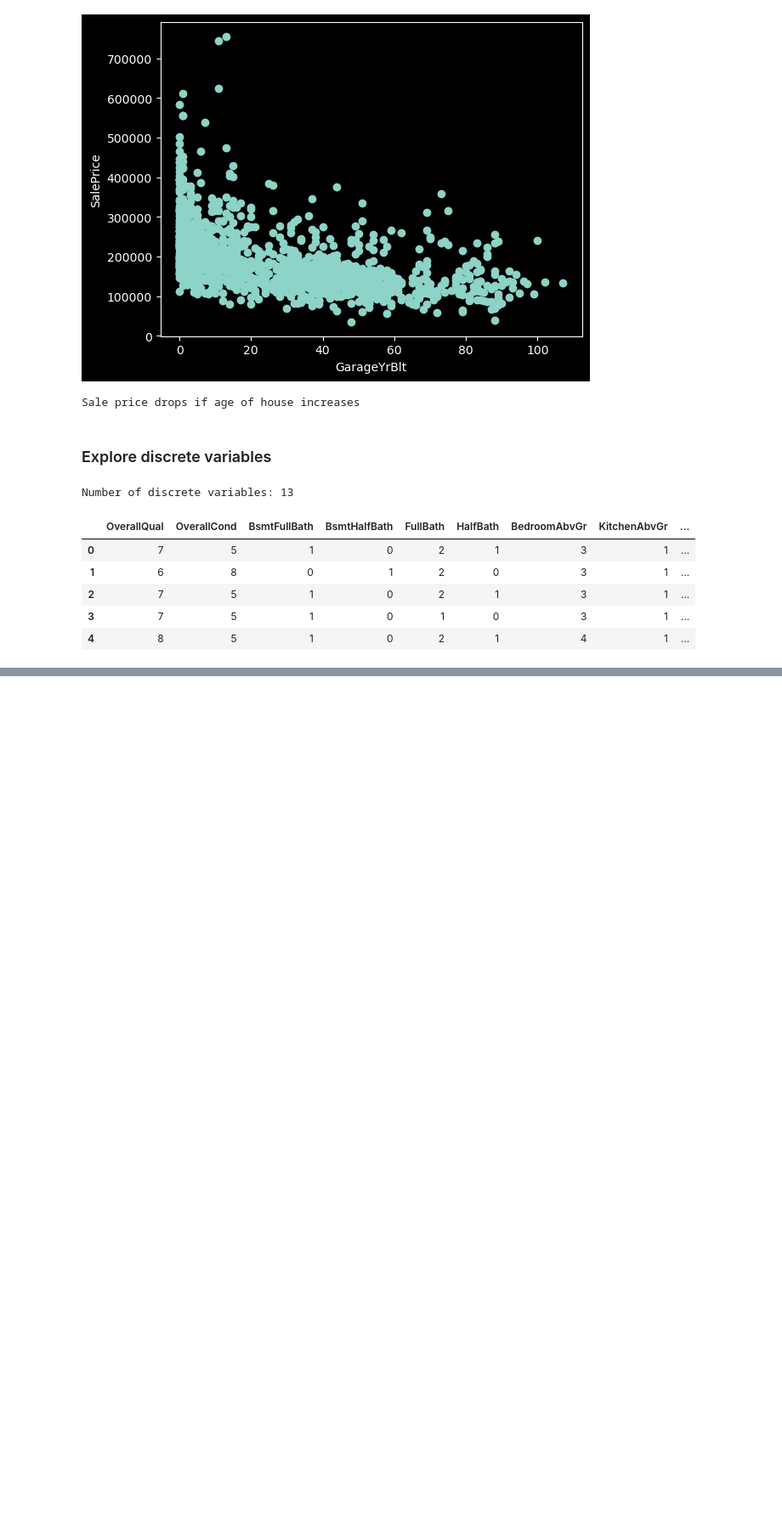
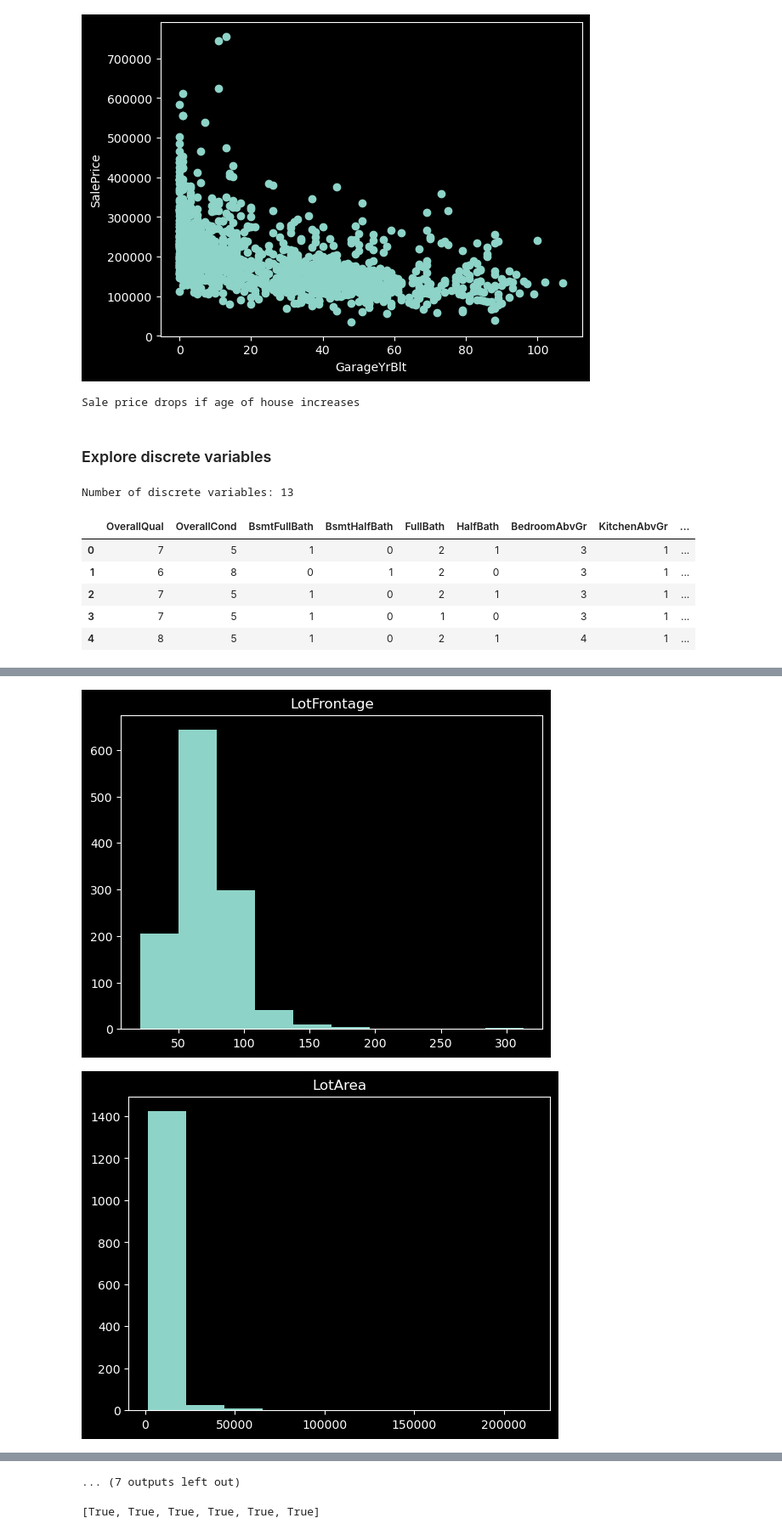
Before and after one commit to schouten-pepijn/Deployment_ML_Model, a Jupyter notebook: Own_Materials/Own_Code/Section_4/demo_EDA_Housing_Prices.ipynb, the cells around one changed output, grey strips where cells are left out. Shown at 85% size. Cells and saved outputs as stored; diff of their text form; code cells hidden in the pictures; blank space fills up the shorter version.

Commit message:
analysis of continuous variables

```diff
--- a/Own_Materials/Own_Code/Section_4/demo_EDA_Housing_Prices.ipynb
+++ b/Own_Materials/Own_Code/Section_4/demo_EDA_Housing_Prices.ipynb
@@ -299,0 +302,9 @@ for var in discr_vars:
+# %%
+# capture continuous variables
+cont_vars = [var for var in num_vars
+             if var not in discr_vars
+             + year_vars]
+
+print("Number of continuous variables:", len(cont_vars))
+
+data[cont_vars].head()
@@ -299,0 +319,12 @@ for var in discr_vars:
+# %%
+# show histograms of cont vars
+for var in cont_vars:
+    plt.figure()
+    plt.hist(data[var], bins=10)
+    plt.title(var)
+    plt.show()
+
+print("Most variables are skewed")
+# %% [output]
+[figure, added]
+[figure, added]
@@ -299,0 +341,21 @@ for var in discr_vars:
+... (7 outputs left out)
+# %%
+# select skewed variables
+skewed = ['BsmtFinSF2', 'LowQualFinSF',
+          'EnclosedPorch', '3SsnPorch',
+          'ScreenPorch', 'MiscVal'
+]
+
+print([s in cont_vars for s in skewed])
+
+# select cont vars that are not skewed
+cont_vars = [
+    'LotFrontage', 'LotArea',
+    'MasVnrArea', 'BsmtFinSF1',
+    'BsmtUnfSF', 'TotalBsmtSF',
+    '1stFlrSF', '2ndFlrSF',
+    'GrLivArea', 'GarageArea',
+    'WoodDeckSF', 'OpenPorchSF',
+]
+# %% [output]
+[True, True, True, True, True, True]
```
Also changed, not shown: parts of 7 cells of this notebook.
